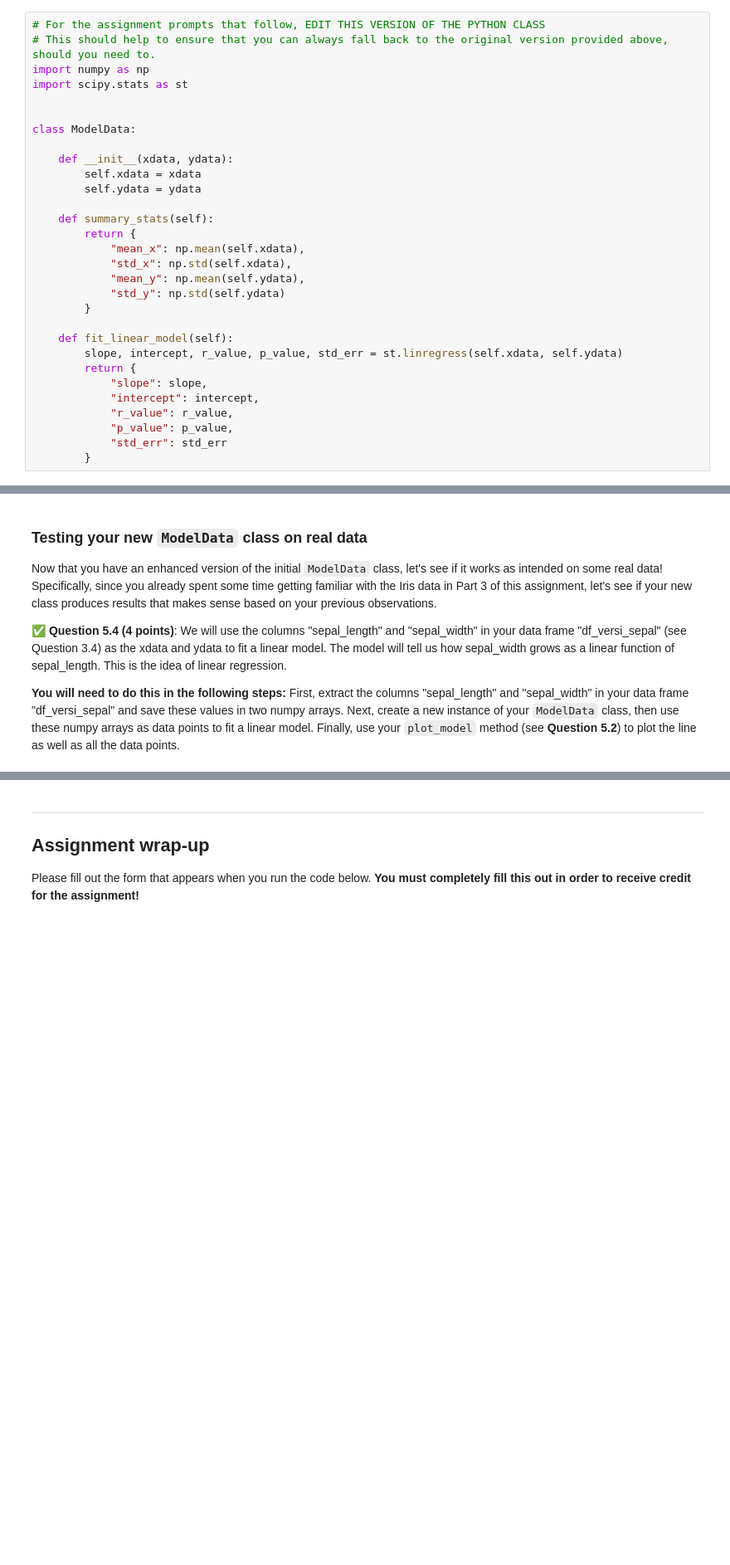
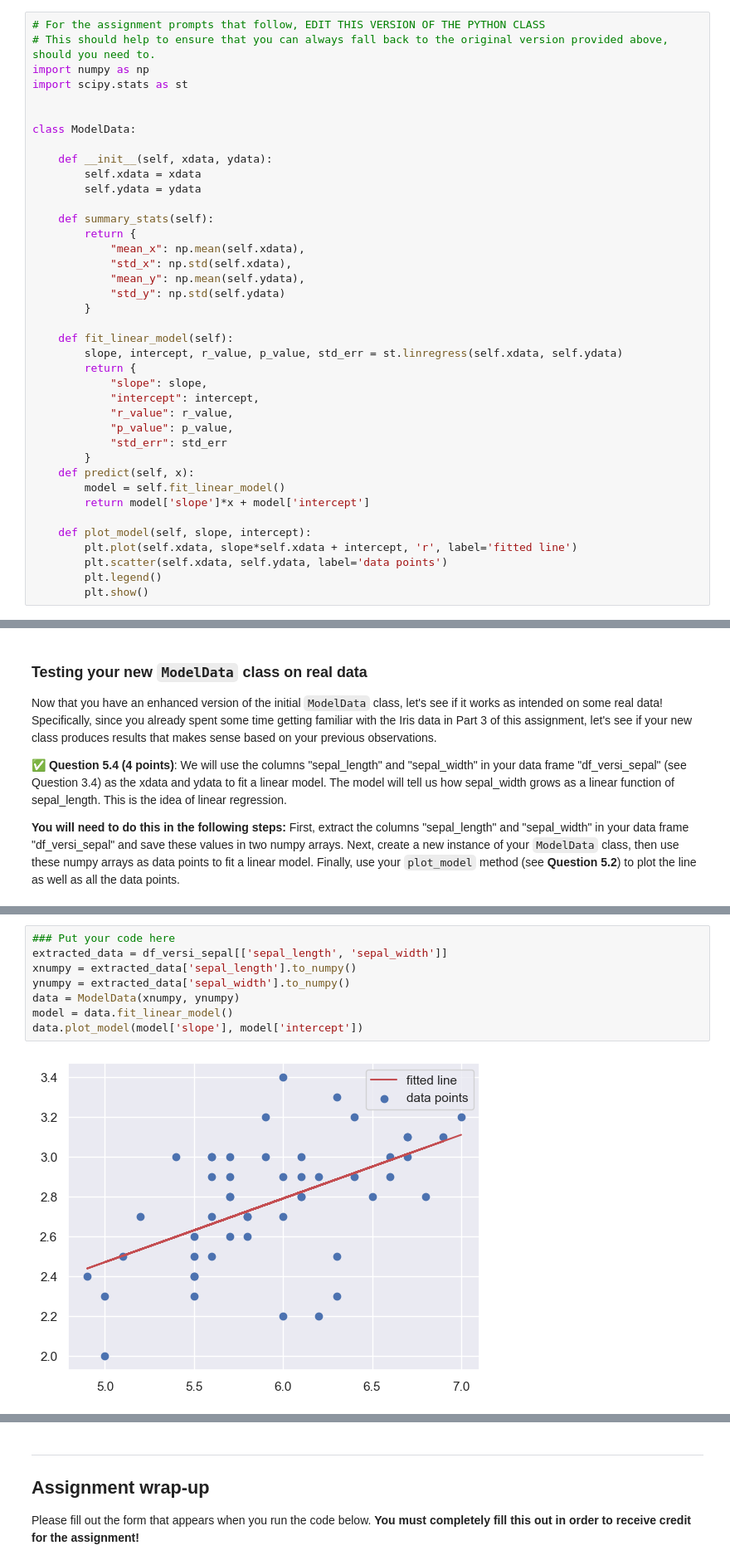
Before and after one commit to zakkoz1/CMSE202-f23-turnin, a Jupyter notebook: hw-01/HW-01_GitPracticeDebuggingPythonPackagesAndClasses-STUDENT.ipynb, the cells around one changed output, grey strips where cells are left out. Shown at 83% size. Cells and saved outputs as stored; diff of their text form; blank space fills up the shorter version.

```diff
--- a/hw-01/HW-01_GitPracticeDebuggingPythonPackagesAndClasses-STUDENT.ipynb
+++ b/hw-01/HW-01_GitPracticeDebuggingPythonPackagesAndClasses-STUDENT.ipynb
@@ -471,7 +471,7 @@ import scipy.stats as st
 
 class ModelData:
 
-    def __init__(xdata, ydata):
+    def __init__(self, xdata, ydata):
         self.xdata = xdata
         self.ydata = ydata
 
@@ -492,6 +492,15 @@ class ModelData:
             "p_value": p_value,
             "std_err": std_err
         }
+    def predict(self, x):
+        model = self.fit_linear_model()
+        return model['slope']*x + model['intercept']
+
+    def plot_model(self, slope, intercept):
+        plt.plot(self.xdata, slope*self.xdata + intercept, 'r', label='fitted line')
+        plt.scatter(self.xdata, self.ydata, label='data points')
+        plt.legend()
+        plt.show()
 # %% [markdown]
 &#9989; **Questions 5.1 (2 points)**: **Debug the `ModelData` class, then run the following code to see what the output is.** **DO NOT MODIFY THIS CODE CELL**. (so that you can remember what the bug was)
 # %%
@@ -550,3 +579,13 @@ Now that you have an enhanced version of the initial `ModelData` class, let's se
+# %%
+### Put your code here
+extracted_data = df_versi_sepal[['sepal_length', 'sepal_width']]
+xnumpy = extracted_data['sepal_length'].to_numpy()
+ynumpy = extracted_data['sepal_width'].to_numpy()
+data = ModelData(xnumpy, ynumpy)
+model = data.fit_linear_model()
+data.plot_model(model['slope'], model['intercept'])
+# %% [output]
+[figure, added]
 # %% [markdown]
 ---
 ## &#128721; STOP
```
Also changed, not shown: parts of 6 cells of this notebook.
